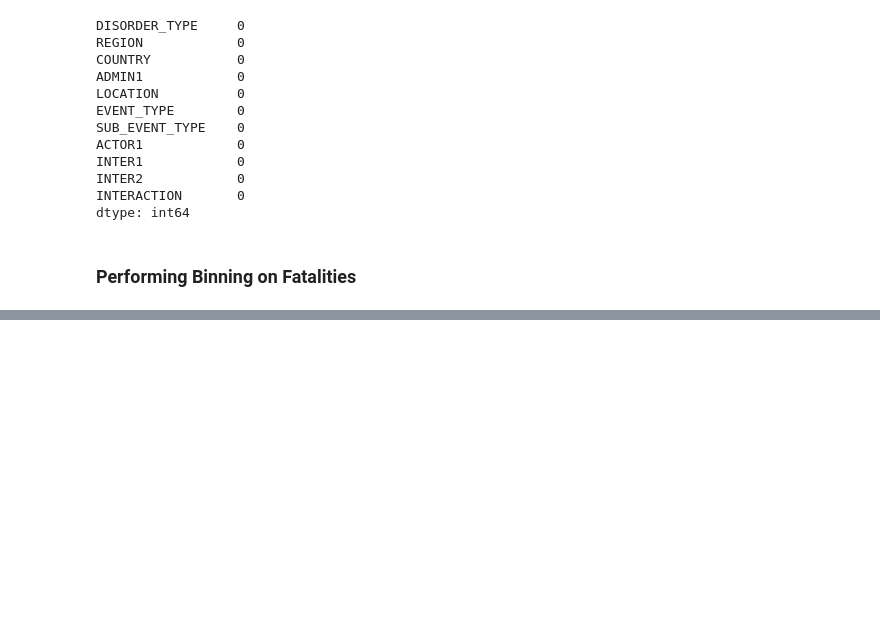
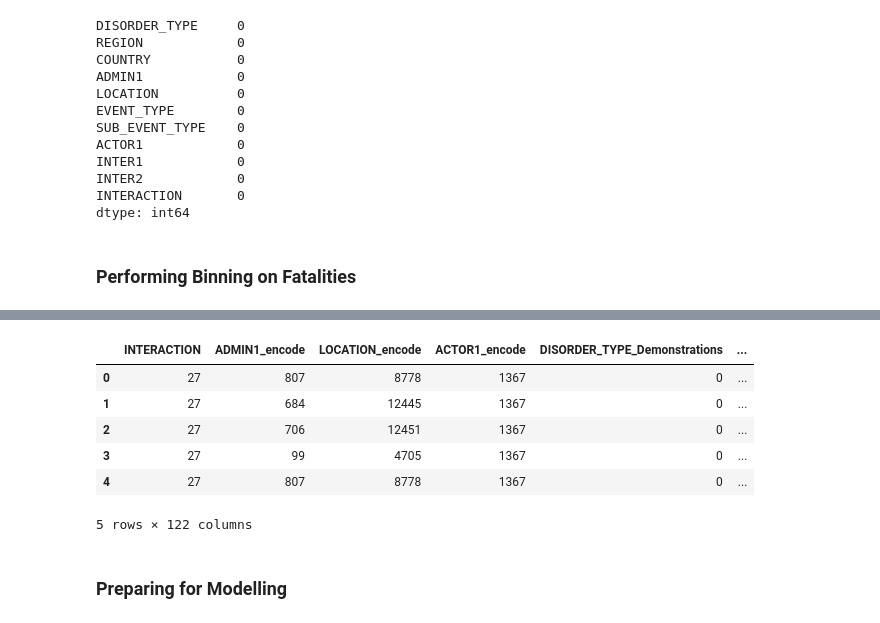
Before and after one commit to Sammybams/HamoyeAI-Team-Theano-Capstone-Project, a Jupyter notebook: Final Modelling for Africa.ipynb, the cells around one changed output, grey strips where cells are left out. Cells and saved outputs as stored; diff of their text form; code cells hidden in the pictures; blank space fills up the shorter version.

```diff
--- a/Final Modelling for Africa.ipynb
+++ b/Final Modelling for Africa.ipynb
@@ -181,0 +257,12 @@ group_names = ["NO_FATALITY", "1_FATALITY", "2_TO_10", "11_TO_50", "51_TO_100",
+# %%
+X.head()
+# %% [output]
+|  | INTERACTION | ADMIN1_encode | LOCATION_encode | ACTOR1_encode | DISORDER_TYPE_Demonstrations | ... |
+| 0 | 27 | 807 | 8778 | 1367 | 0 | ... |
+| 1 | 27 | 684 | 12445 | 1367 | 0 | ... |
+| 2 | 27 | 706 | 12451 | 1367 | 0 | ... |
+| 3 | 27 | 99 | 4705 | 1367 | 0 | ... |
+| 4 | 27 | 807 | 8778 | 1367 | 0 | ... |
+5 rows × 122 columns
+# %% [markdown]
+### Preparing for Modelling
```
Also changed, not shown: parts of 50 cells of this notebook.
